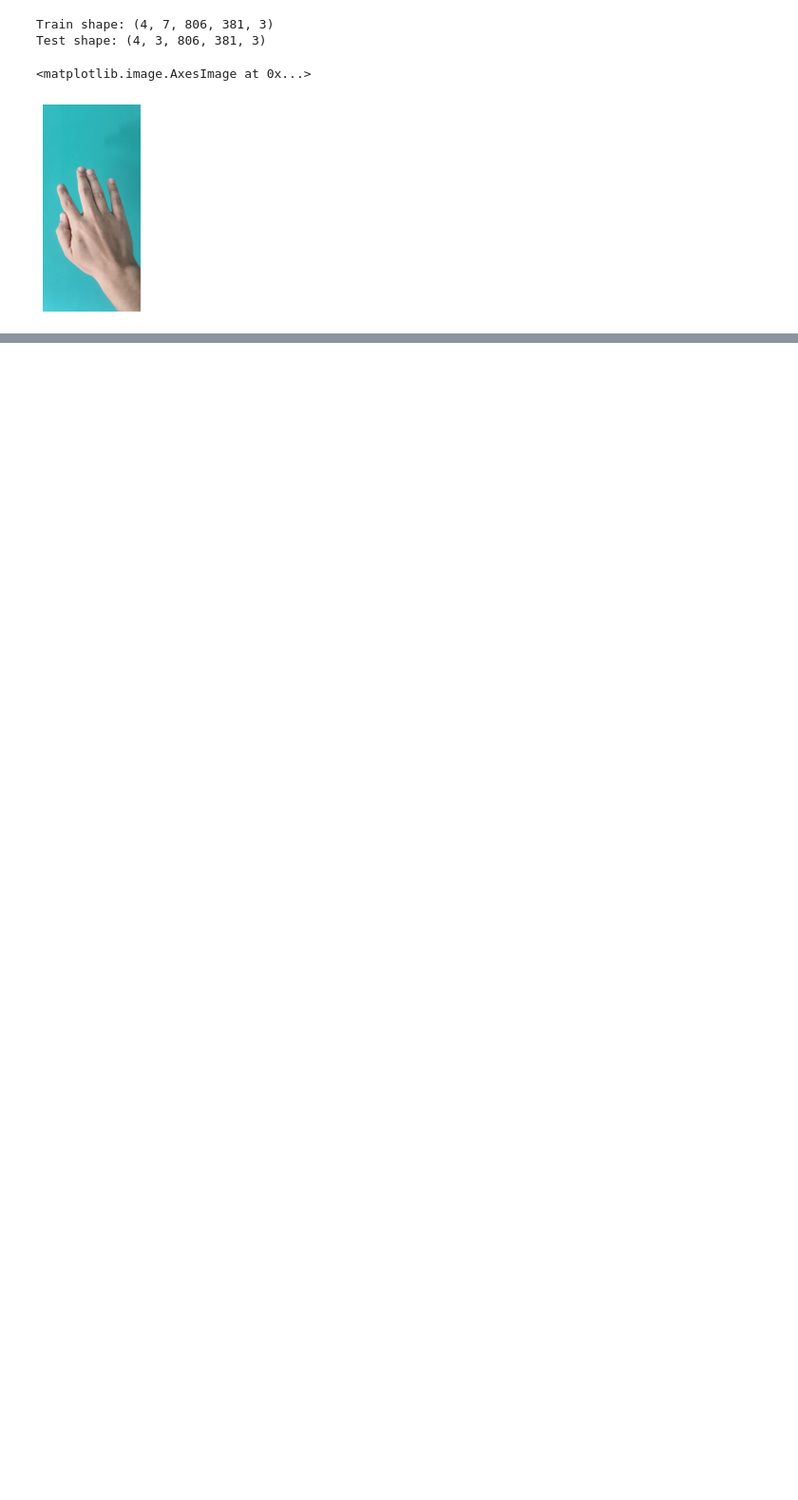
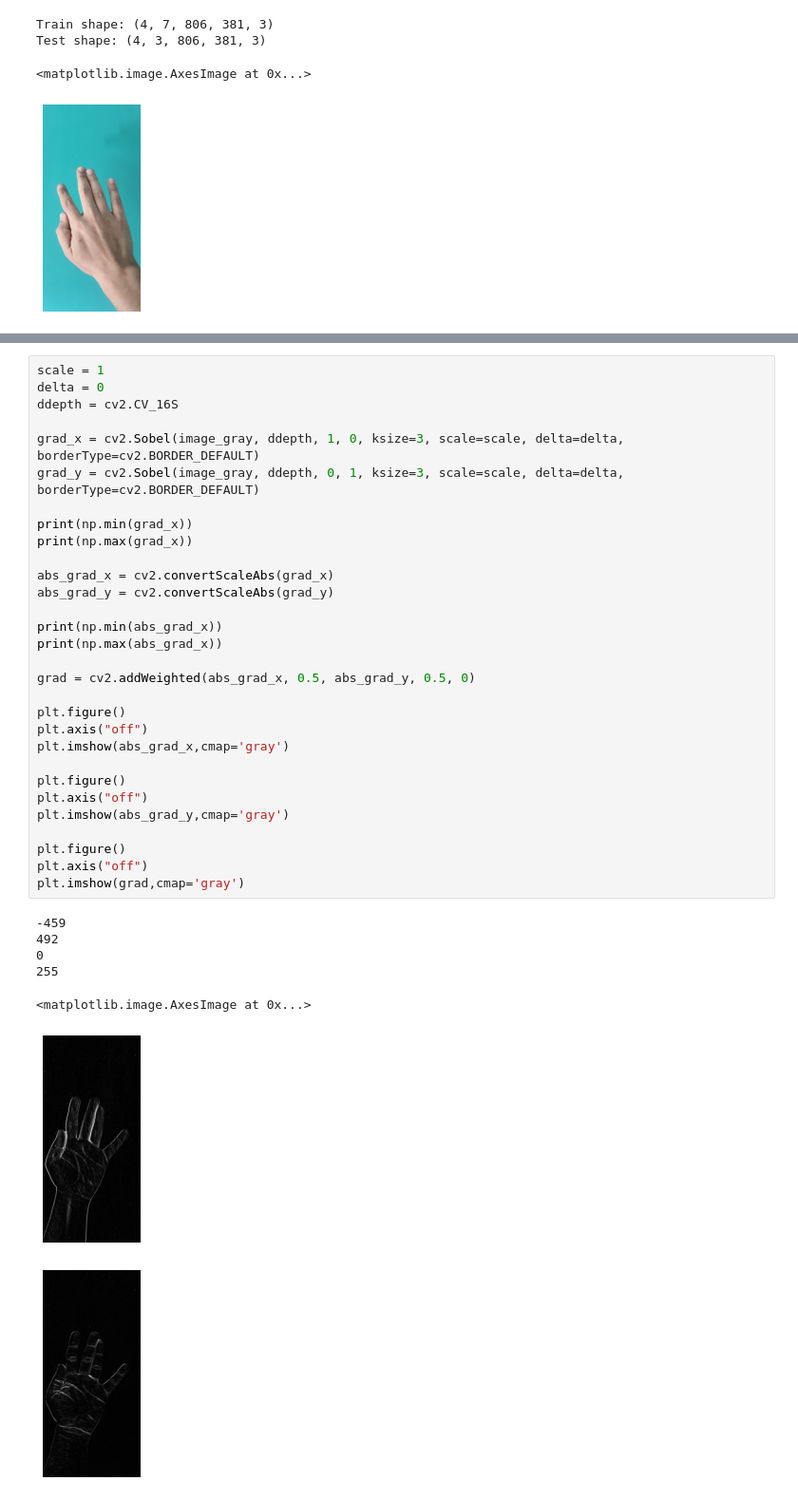
Before and after one commit to SerbC/04-ELECTRONICA-M-A1-S2-Tehnici-de-analiz-i-clasificare-automat-a-informa-iei-2020-, a Jupyter notebook: ImageSegmentation&more.ipynb, the cells around one changed output, grey strips where cells are left out. Shown at 95% size. Cells and saved outputs as stored; diff of their text form; blank space fills up the shorter version.

```diff
--- a/ImageSegmentation&more.ipynb
+++ b/ImageSegmentation&more.ipynb
@@ -164,0 +198,38 @@ plt.imshow(filtered_image,cmap='gray')
+# %%
+scale = 1
+delta = 0
+ddepth = cv2.CV_16S
+
+grad_x = cv2.Sobel(image_gray, ddepth, 1, 0, ksize=3, scale=scale, delta=delta, borderType=cv2.BORDER_DEFAULT)
+grad_y = cv2.Sobel(image_gray, ddepth, 0, 1, ksize=3, scale=scale, delta=delta, borderType=cv2.BORDER_DEFAULT)
+
+print(np.min(grad_x))
+print(np.max(grad_x))
+
+abs_grad_x = cv2.convertScaleAbs(grad_x)
+abs_grad_y = cv2.convertScaleAbs(grad_y)
+
+print(np.min(abs_grad_x))
+print(np.max(abs_grad_x))
+
+grad = cv2.addWeighted(abs_grad_x, 0.5, abs_grad_y, 0.5, 0)
+
+plt.figure()
+plt.axis("off")
+plt.imshow(abs_grad_x,cmap='gray')
+
+plt.figure()
+plt.axis("off")
+plt.imshow(abs_grad_y,cmap='gray')
+
+plt.figure()
+plt.axis("off")
+plt.imshow(grad,cmap='gray')
+# %% [output]
+-459
+492
+0
+255
+<matplotlib.image.AxesImage at 0x...>
+[figure, added]
+[figure, added]
```
Also changed, not shown: parts of 7 cells of this notebook.
